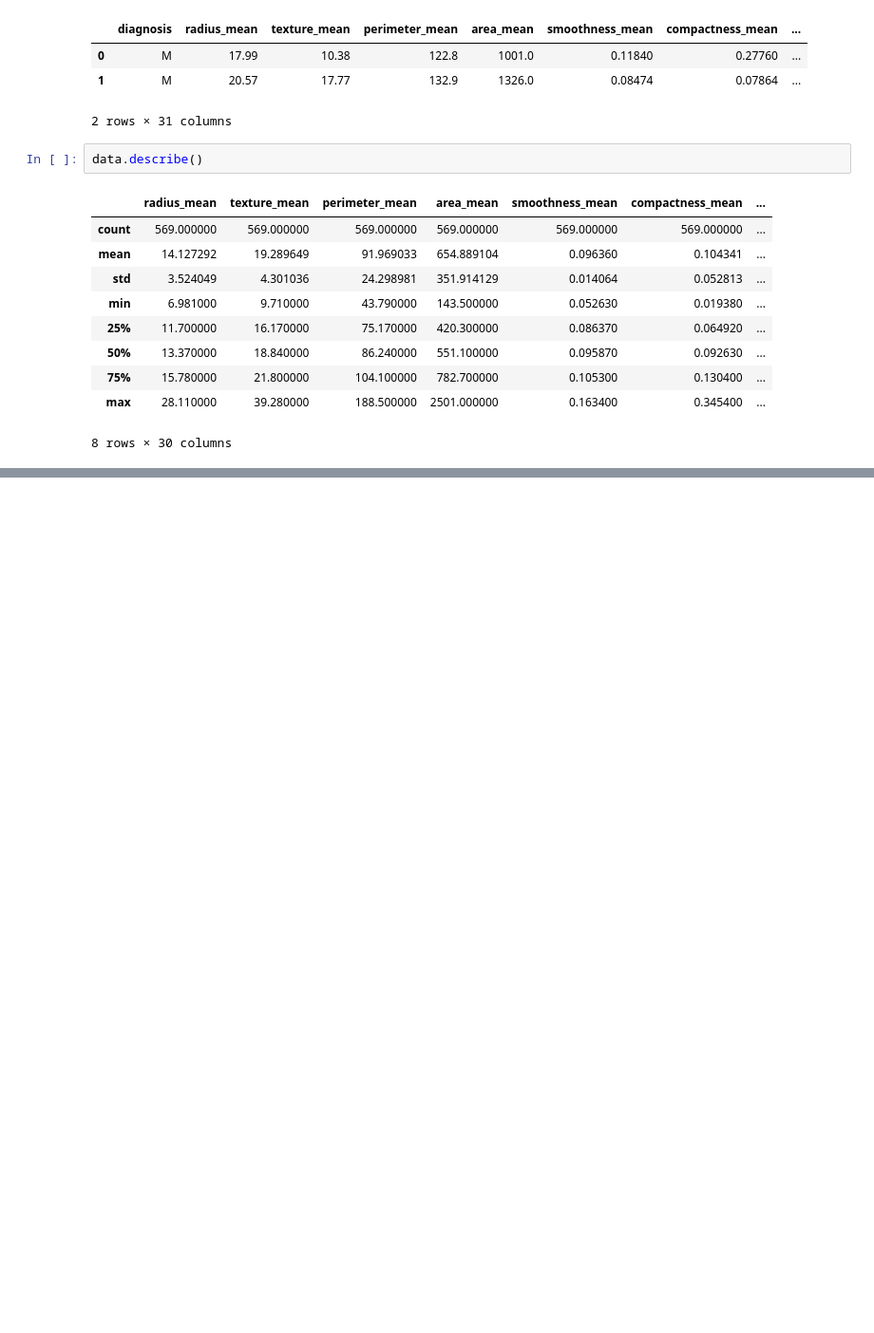
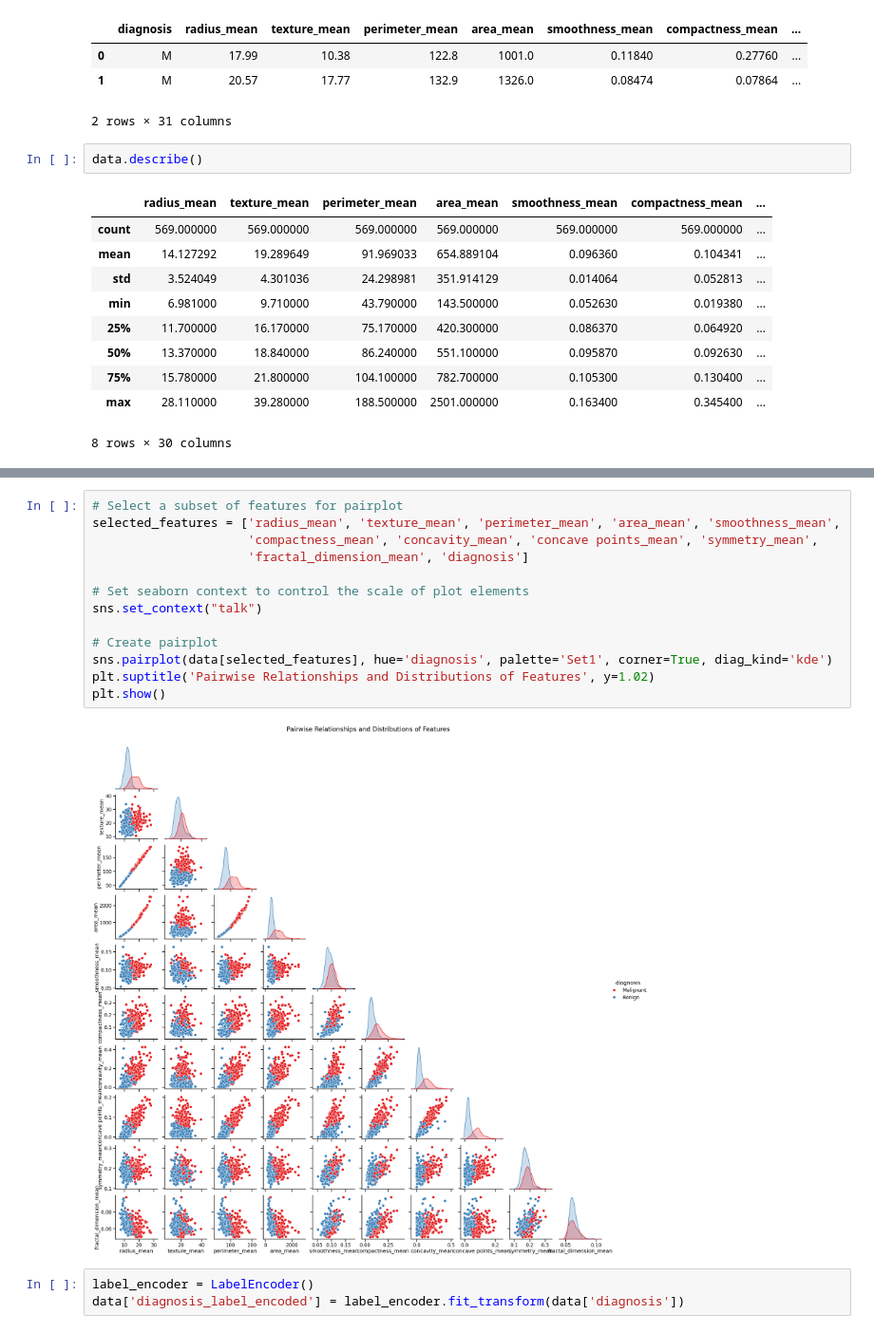
Before and after one commit to Cynthiachelangat/cancerDetection, a Jupyter notebook: cancer.ipynb, the cells around one changed output, grey strips where cells are left out. Shown at 95% size. Cells and saved outputs as stored; diff of their text form; blank space fills up the shorter version.

```diff
--- a/cancer.ipynb
+++ b/cancer.ipynb
@@ -161,0 +226,18 @@ data.describe()
+# %%
+# Select a subset of features for pairplot
+selected_features = ['radius_mean', 'texture_mean', 'perimeter_mean', 'area_mean', 'smoothness_mean',
+                     'compactness_mean', 'concavity_mean', 'concave points_mean', 'symmetry_mean',
+                     'fractal_dimension_mean', 'diagnosis']
+
+# Set seaborn context to control the scale of plot elements
+sns.set_context("talk")
+
+# Create pairplot
+sns.pairplot(data[selected_features], hue='diagnosis', palette='Set1', corner=True, diag_kind='kde')
+plt.suptitle('Pairwise Relationships and Distributions of Features', y=1.02)
+plt.show()
+# %% [output]
+[figure, added]
+# %%
+label_encoder = LabelEncoder()
+data['diagnosis_label_encoded'] = label_encoder.fit_transform(data['diagnosis'])
```
Also changed, not shown: parts of 9 cells of this notebook.
